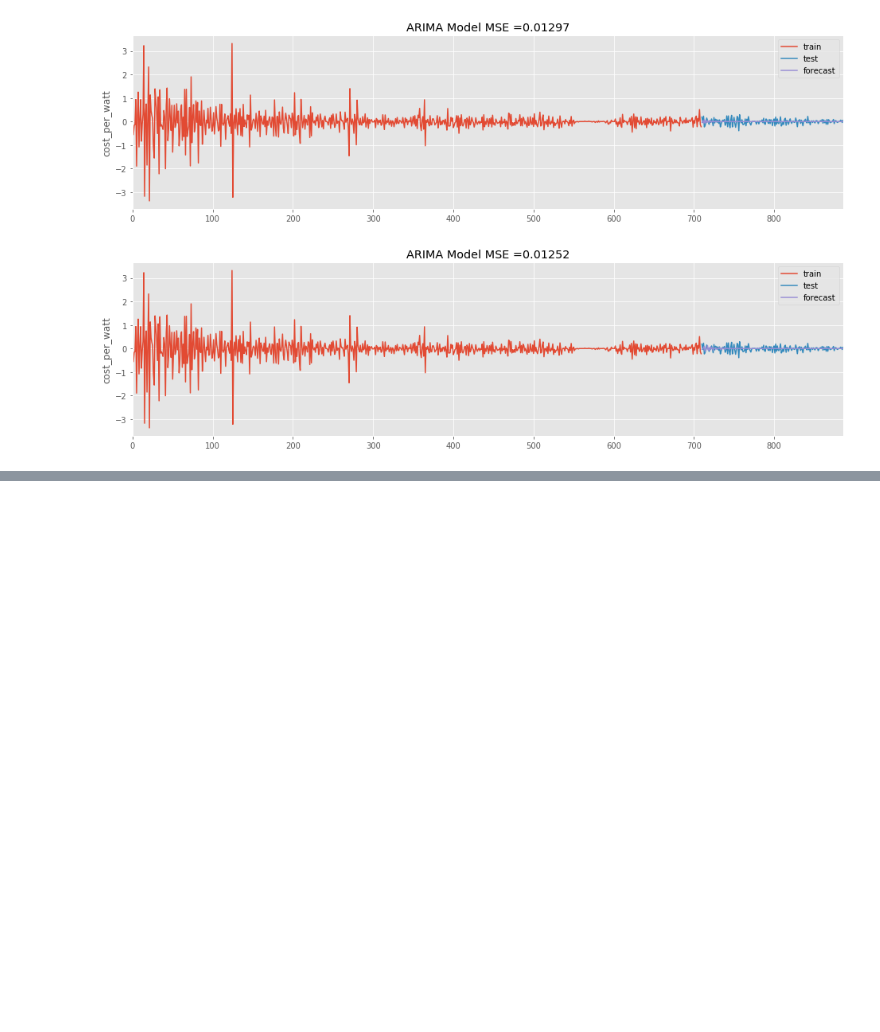
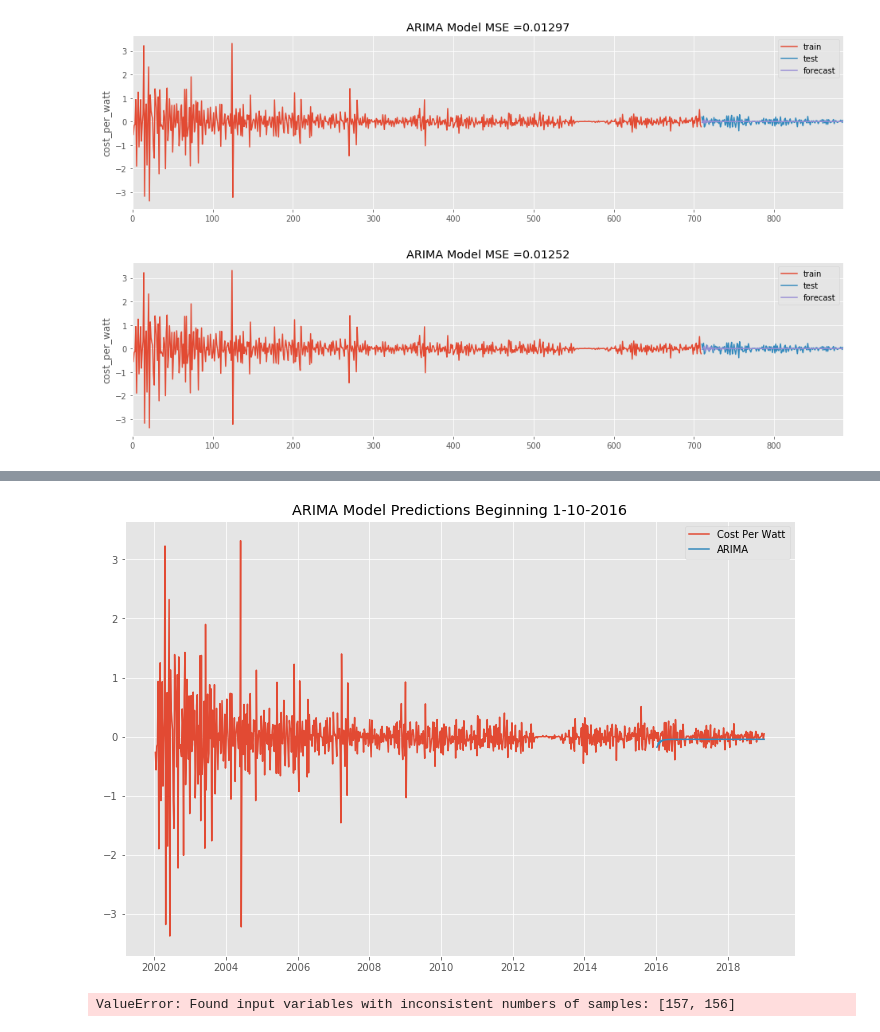
Before and after one commit to jrpaige/Solar, a Jupyter notebook: Solar_TS_Model.ipynb, the cells around one changed output, grey strips where cells are left out. Cells and saved outputs as stored; diff of their text form; code cells hidden in the pictures; blank space fills up the shorter version.

```diff
--- a/Solar_TS_Model.ipynb
+++ b/Solar_TS_Model.ipynb
@@ -246,0 +237,5 @@ NameError: name 'arima_model' is not defined
+# %%
+arima_model_forecast(diff)
+# %% [output]
+[figure, added]
+ValueError: Found input variables with inconsistent numbers of samples: [157, 156]
```
Also changed, not shown: parts of 5 cells of this notebook, 1 other file.
